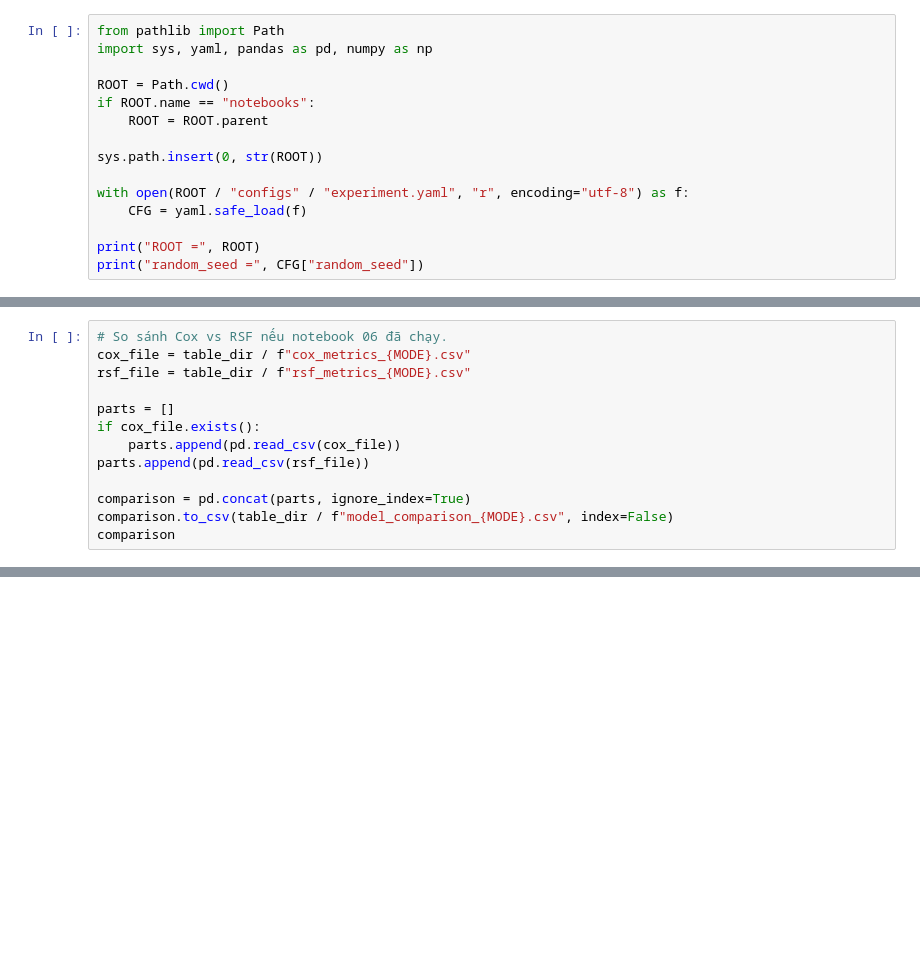
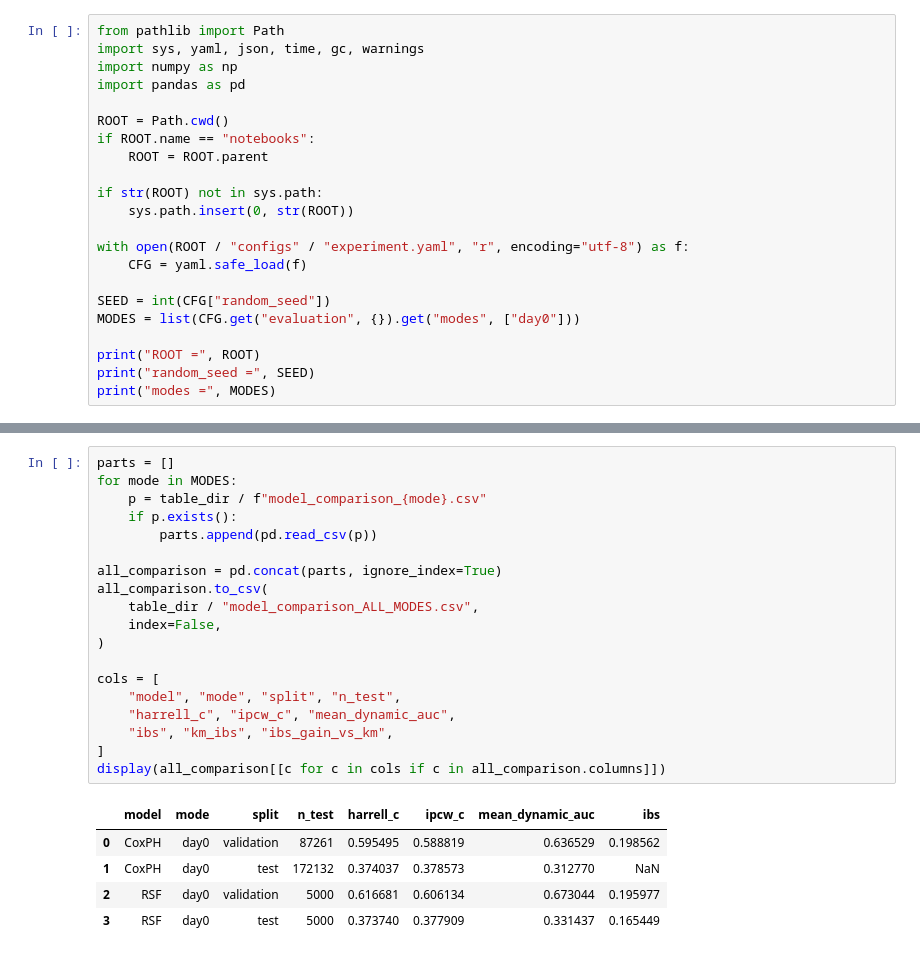
Before and after one commit to huyhoang2564/Eureka_2026, a Jupyter notebook: notebooks/07_rsf.ipynb, the cells around one changed output, grey strips where cells are left out. Saved outputs shown, nothing was run; the diff lists cells and outputs as text; blank space fills up the shorter version.

```diff
--- a/notebooks/07_rsf.ipynb
+++ b/notebooks/07_rsf.ipynb
@@ -7,18 +16,25 @@ Notebook dùng cùng **project-level split** với Cox để so sánh công bằ
 # %%
 from pathlib import Path
-import sys, yaml, pandas as pd, numpy as np
+import sys, yaml, json, time, gc, warnings
+import numpy as np
+import pandas as pd
 
 ROOT = Path.cwd()
 if ROOT.name == "notebooks":
     ROOT = ROOT.parent
 
-sys.path.insert(0, str(ROOT))
+if str(ROOT) not in sys.path:
+    sys.path.insert(0, str(ROOT))
 
 with open(ROOT / "configs" / "experiment.yaml", "r", encoding="utf-8") as f:
     CFG = yaml.safe_load(f)
 
+SEED = int(CFG["random_seed"])
+MODES = list(CFG.get("evaluation", {}).get("modes", ["day0"]))
+
 print("ROOT =", ROOT)
-print("random_seed =", CFG["random_seed"])
+print("random_seed =", SEED)
+print("modes =", MODES)
 # %% [output]
 ROOT = d:\VNUK\Eureka 2026\Eureka_2026
 random_seed = 42
@@ -136,13 +41,0 @@ metrics_df
-# %%
-# So sánh Cox vs RSF nếu notebook 06 đã chạy.
-cox_file = table_dir / f"cox_metrics_{MODE}.csv"
-rsf_file = table_dir / f"rsf_metrics_{MODE}.csv"
-
-parts = []
-if cox_file.exists():
-    parts.append(pd.read_csv(cox_file))
-parts.append(pd.read_csv(rsf_file))
-
-comparison = pd.concat(parts, ignore_index=True)
-comparison.to_csv(table_dir / f"model_comparison_{MODE}.csv", index=False)
-comparison
@@ -159,0 +794,25 @@ Nếu RSF mất quá nhiều thời gian/RAM:
+# %%
+parts = []
+for mode in MODES:
+    p = table_dir / f"model_comparison_{mode}.csv"
+    if p.exists():
+        parts.append(pd.read_csv(p))
+
+all_comparison = pd.concat(parts, ignore_index=True)
+all_comparison.to_csv(
+    table_dir / "model_comparison_ALL_MODES.csv",
+    index=False,
+)
+
+cols = [
+    "model", "mode", "split", "n_test",
+    "harrell_c", "ipcw_c", "mean_dynamic_auc",
+    "ibs", "km_ibs", "ibs_gain_vs_km",
+]
+display(all_comparison[[c for c in cols if c in all_comparison.columns]])
+# %% [output]
+|  | model | mode | split | n_test | harrell_c | ipcw_c | mean_dynamic_auc | ibs |
+| 0 | CoxPH | day0 | validation | 87261 | 0.595495 | 0.588819 | 0.636529 | 0.198562 |
+| 1 | CoxPH | day0 | test | 172132 | 0.374037 | 0.378573 | 0.312770 | NaN |
+| 2 | RSF | day0 | validation | 5000 | 0.616681 | 0.606134 | 0.673044 | 0.195977 |
+| 3 | RSF | day0 | test | 5000 | 0.373740 | 0.377909 | 0.331437 | 0.165449 |
```
Also changed, not shown: parts of 12 cells of this notebook, 31 other files.
